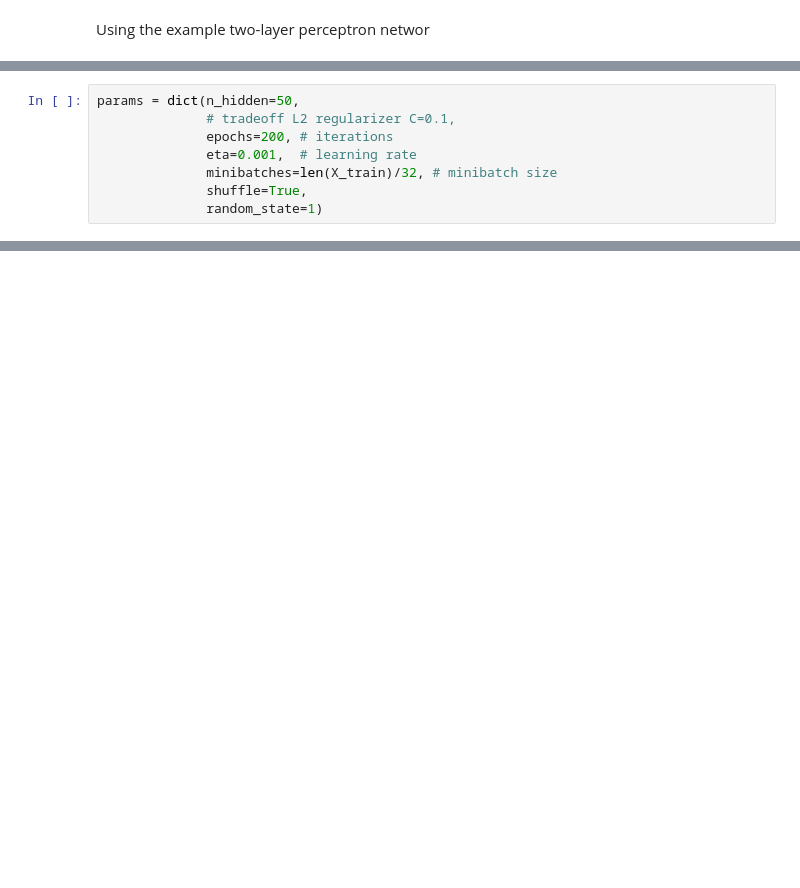
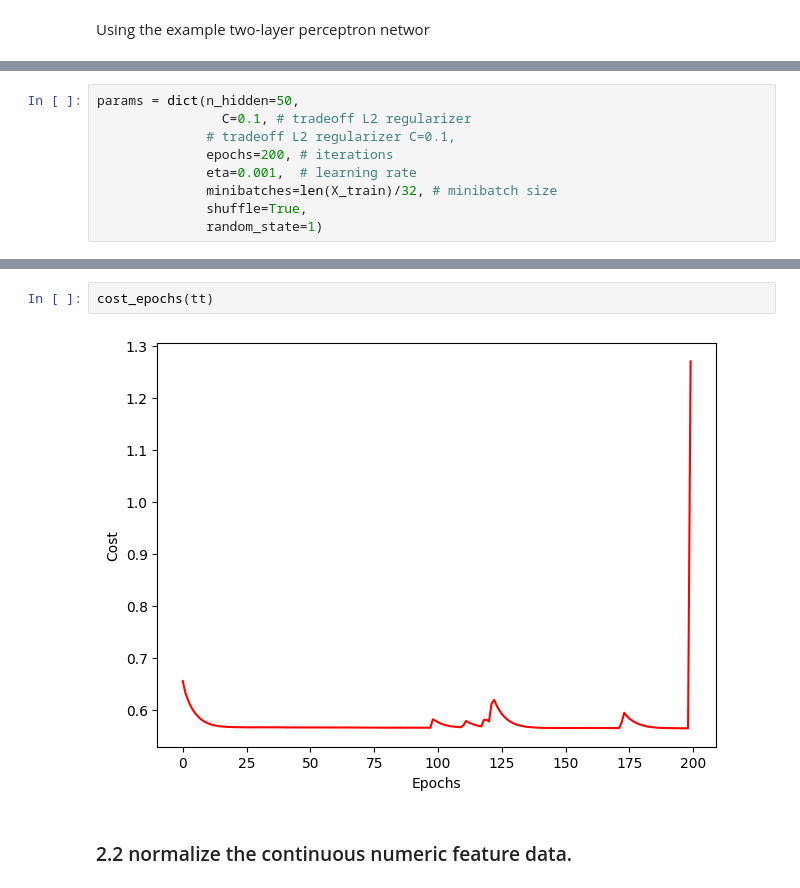
Before and after one commit to wayne-xyz/CS7324As, a Jupyter notebook: Lab4/LabFour.ipynb, the cells around one changed output, grey strips where cells are left out. Saved outputs shown, nothing was run; the diff lists cells and outputs as text; blank space fills up the shorter version.

```diff
--- a/Lab4/LabFour.ipynb
+++ b/Lab4/LabFour.ipynb
@@ -382,5 +461,6 @@ from sklearn.metrics import mean_squared_error
 # %%
 params = dict(n_hidden=50,
+                C=0.1, # tradeoff L2 regularizer
               # tradeoff L2 regularizer C=0.1,
               epochs=200, # iterations
               eta=0.001,  # learning rate
@@ -398,0 +482,6 @@ TypeError: TwoLayerPerceptron.__init__() got an unexpected keyword argument 'C'
+# %%
+cost_epochs(tt)
+# %% [output]
+[figure, added]
+# %% [markdown]
+### 2.2 normalize the continuous numeric feature data.
```
Also changed, not shown: parts of 64 cells of this notebook.
